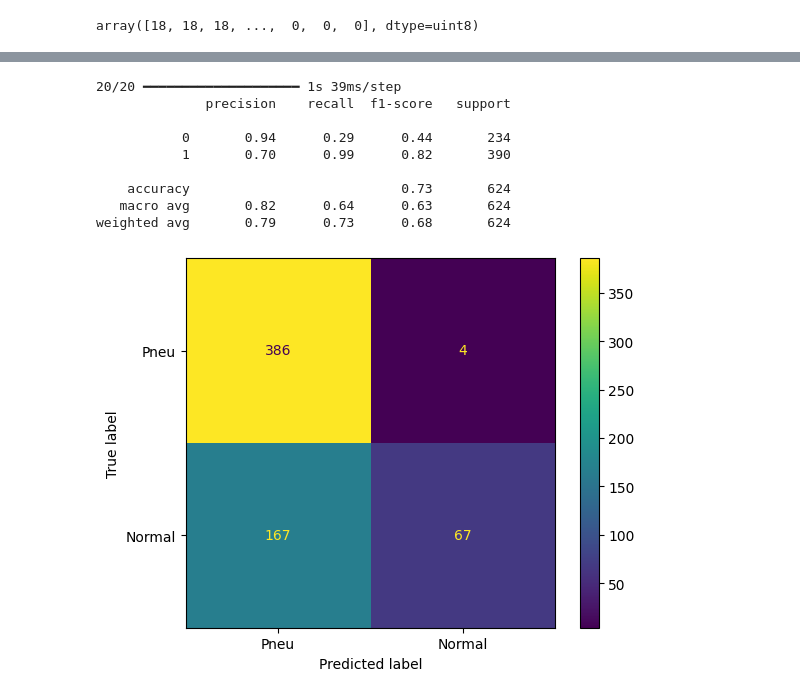
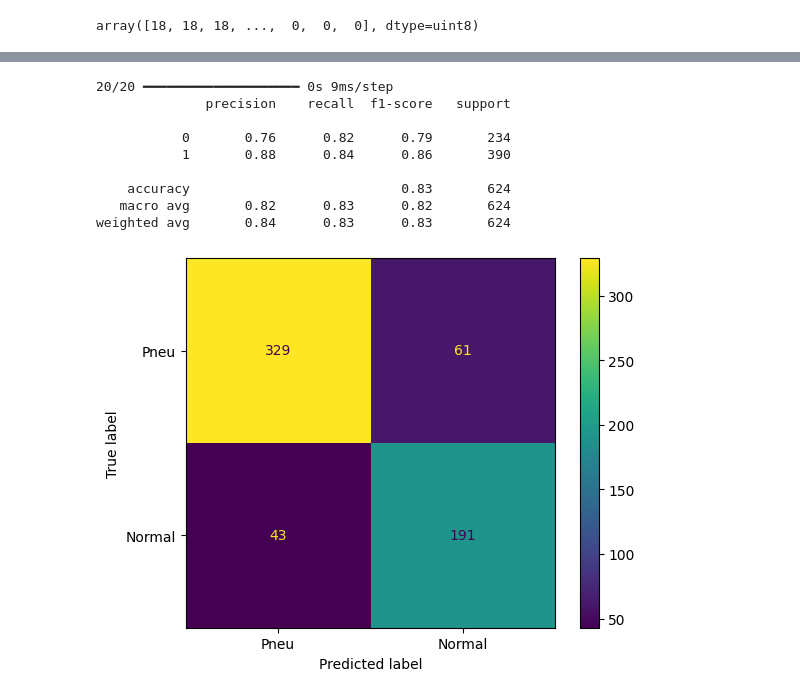
Before and after one commit to juancamiloespana/LEA3_helath, a Jupyter notebook: b_modelos.ipynb, the cells around one changed output, grey strips where cells are left out. Drawn from its saved outputs; the diff is of its cells as text; code cells hidden in the pictures.

```diff
--- a/b_modelos.ipynb
+++ b/b_modelos.ipynb
@@ -154,13 +144,22 @@ fc_model=tf.keras.models.Sequential([
     tf.keras.layers.Dense(1, activation='sigmoid')
 ])
 
+
+checkpoint = ModelCheckpoint(
+    filepath='salidas/best_model_auc.keras',
+    monitor='val_AUC',        # Metric must match name used in model.compile()
+    mode='max',               # Use 'max' because higher AUC is better
+    save_best_only=True,
+    verbose=1
+)
+
 ##### configura el optimizador y la función para optimizar ##############
 
 fc_model.compile(optimizer='adam', loss='binary_crossentropy', metrics=['accuracy','AUC', 'Recall', 'Precision'])
 
 
 #####Entrenar el modelo usando el optimizador y arquitectura definidas #########
-fc_model.fit(x_train, y_train, batch_size=100, epochs=10, validation_data=(x_test, y_test))
+fc_model.fit(x_train, y_train, batch_size=100, epochs=10, validation_data=(x_test, y_test), callbacks=checkpoint)
 
 
 #########Evaluar el modelo ####################
@@ -186,0 +186,4 @@ Test auc: 0.6401489973068237
+# %%
+best_auc=tf.keras.models.load_model('salidas/best_model_auc.keras')
+test_loss, test_acc, test_auc, test_recall, test_precision = best_auc.evaluate(x_test, y_test, verbose=2)
+print("Test auc:", test_auc)
@@ -187,19 +193,19 @@ Test auc: 0.6401489973068237
 # %%
 ###### matriz de confusión test
-pred_test=(fc_model.predict(x_test) > 0.50).astype('int')
+pred_test=(best_auc.predict(x_test) > 0.9).astype('int')
 cm=metrics.confusion_matrix(y_test,pred_test, labels=[1,0])
 disp=metrics.ConfusionMatrixDisplay(cm,display_labels=['Pneu', 'Normal'])
 disp.plot()
 
 print(metrics.classification_report(y_test, pred_test))
 # %% [output]
-20/20 ━━━━━━━━━━━━━━━━━━━━ 1s 39ms/step
+20/20 ━━━━━━━━━━━━━━━━━━━━ 0s 9ms/step
               precision    recall  f1-score   support
 
-           0       0.94      0.29      0.44       234
-           1       0.70      0.99      0.82       390
+           0       0.76      0.82      0.79       234
+           1       0.88      0.84      0.86       390
 
-    accuracy                           0.73       624
-   macro avg       0.82      0.64      0.63       624
-weighted avg       0.79      0.73      0.68       624
+    accuracy                           0.83       624
+   macro avg       0.82      0.83      0.82       624
+weighted avg       0.84      0.83      0.83       624
-[figure, old version]
+[figure, new version]
```
Also changed, not shown: parts of 8 cells of this notebook, 8 other files.
